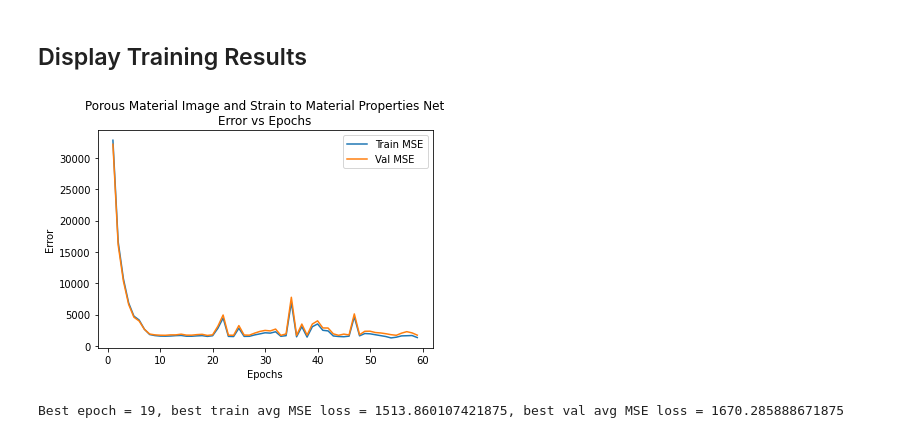
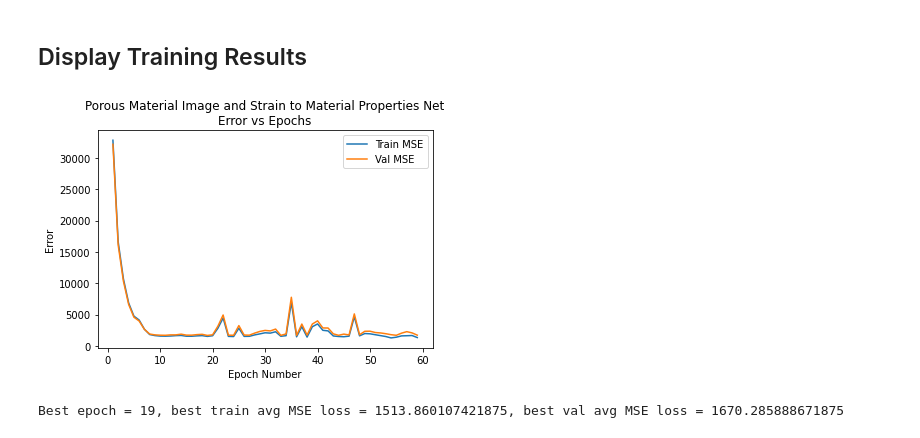
Before and after one commit to dalbyryan3/cs-6955-deep-learning-final-project, a Jupyter notebook: PorousMaterialImageAndStrainToMaterialPropertiesNet.ipynb, the cells around one changed output. Drawn from its saved outputs; the diff is of its cells as text; code cells hidden in the pictures.

```diff
--- a/PorousMaterialImageAndStrainToMaterialPropertiesNet.ipynb
+++ b/PorousMaterialImageAndStrainToMaterialPropertiesNet.ipynb
@@ -288,19 +285,22 @@ Best model data saved as: ./models/checkpoints/img_to_ss_model_12_11_2021_01_40_
+# %%
+model_training_info_name_path = './models/checkpoints/model_12_11_2021_01_40_17_training_info.pkl'
+model_save_path = './models/checkpoints/img_to_ss_model_12_11_2021_01_40_17.pt'
 # %%
 with open(model_training_info_name_path, 'rb') as f:
     train_avg_MSE_vals, val_avg_MSE_vals = pickle.load(f)
 epoch_vals = np.arange(0, len(train_avg_MSE_vals))
 cutoff_lower_bound = 1
 
 plt.figure()
 plt.plot(epoch_vals[cutoff_lower_bound:], train_avg_MSE_vals[cutoff_lower_bound:], label='Train MSE')
 plt.plot(epoch_vals[cutoff_lower_bound:], val_avg_MSE_vals[cutoff_lower_bound:], label='Val MSE')
 plt.legend()
 plt.title('Porous Material Image and Strain to Material Properties Net\nError vs Epochs')
-plt.xlabel('Epochs')
+plt.xlabel('Epoch Number')
 plt.ylabel('Error')
 plt.show()
 # %% [output]
-[figure, old version]
+[figure, new version]
 # %%
 best_model = PorousMaterialImageAndStrainToMaterialPropertiesNet()
 best_checkpoint = torch.load(model_save_path)
```
Also changed, not shown: parts of 4 cells of this notebook, 1 other file.
